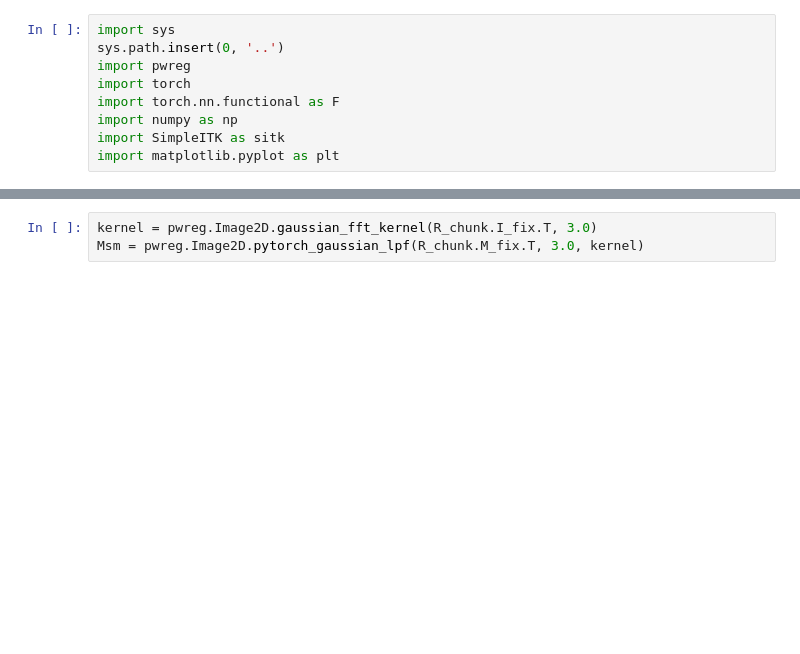
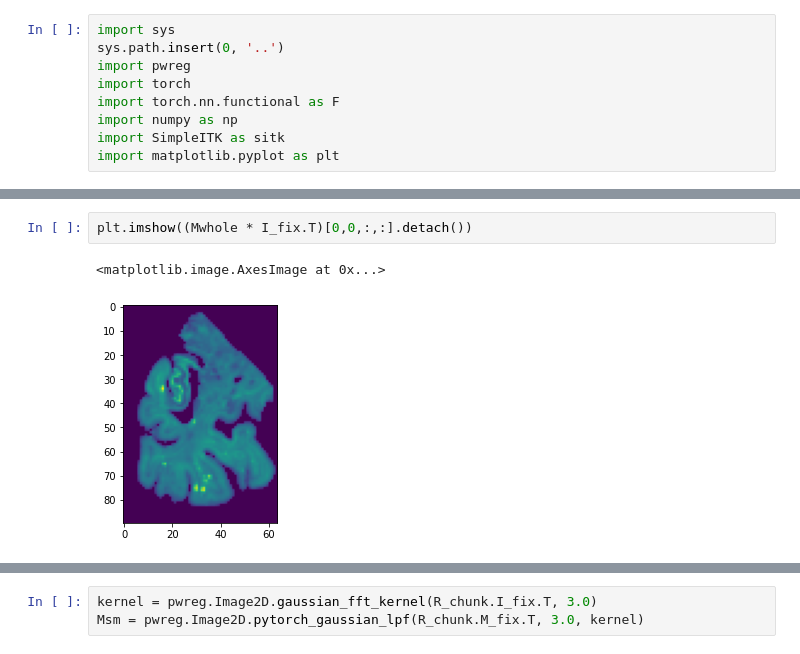
Before and after one commit to pyushkevich/pwreg, a Jupyter notebook: notebooks/fullreg.ipynb, the cells around one changed output, grey strips where cells are left out. Drawn from its saved outputs; the diff is of its cells as text; blank space fills up the shorter version.

```diff
--- a/notebooks/fullreg.ipynb
+++ b/notebooks/fullreg.ipynb
@@ -45,2 +70,7 @@ Iter 099 NCC:   0.7663, OVL:  -0.0170, OBJ:   0.2337,
+# %%
+plt.imshow((Mwhole * I_fix.T)[0,0,:,:].detach())
+# %% [output]
+<matplotlib.image.AxesImage at 0x...>
+[figure, added]
 # %%
 fig, (ax1, ax2, ax3) = plt.subplots(figsize=(13, 5), ncols=3);
```
Also changed, not shown: parts of 11 cells of this notebook, 2 other files.
